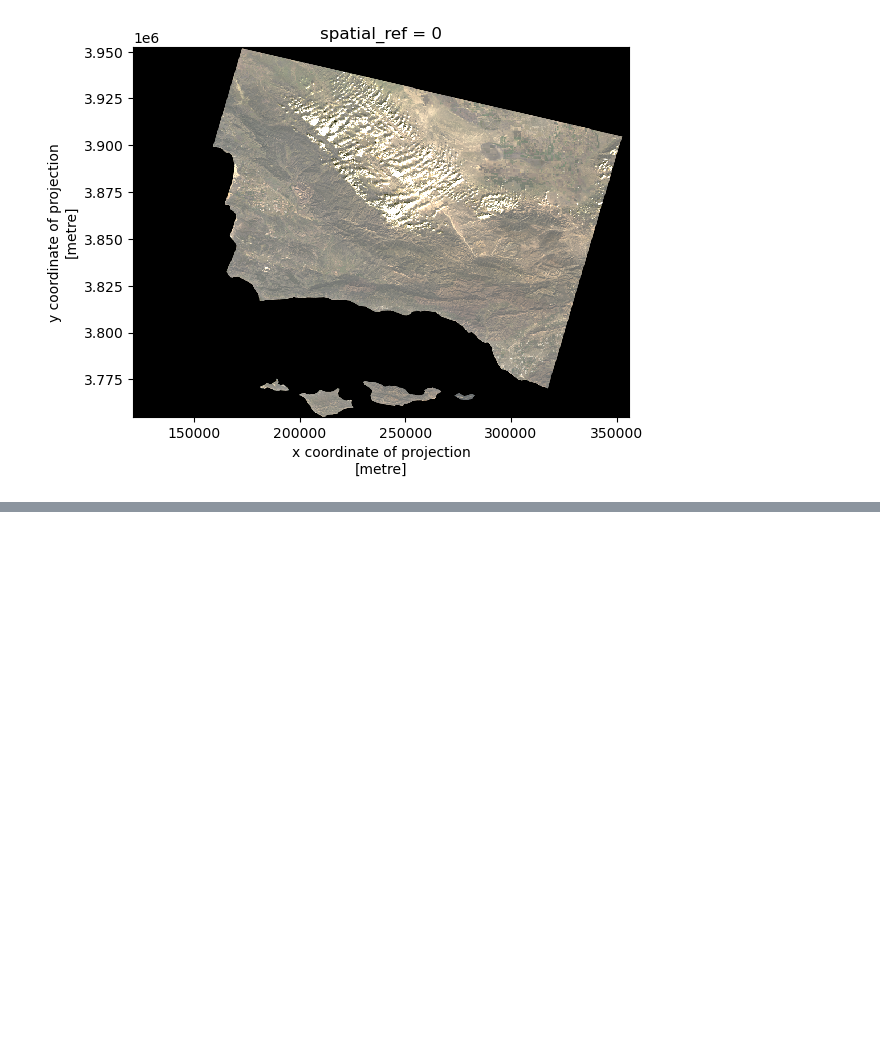
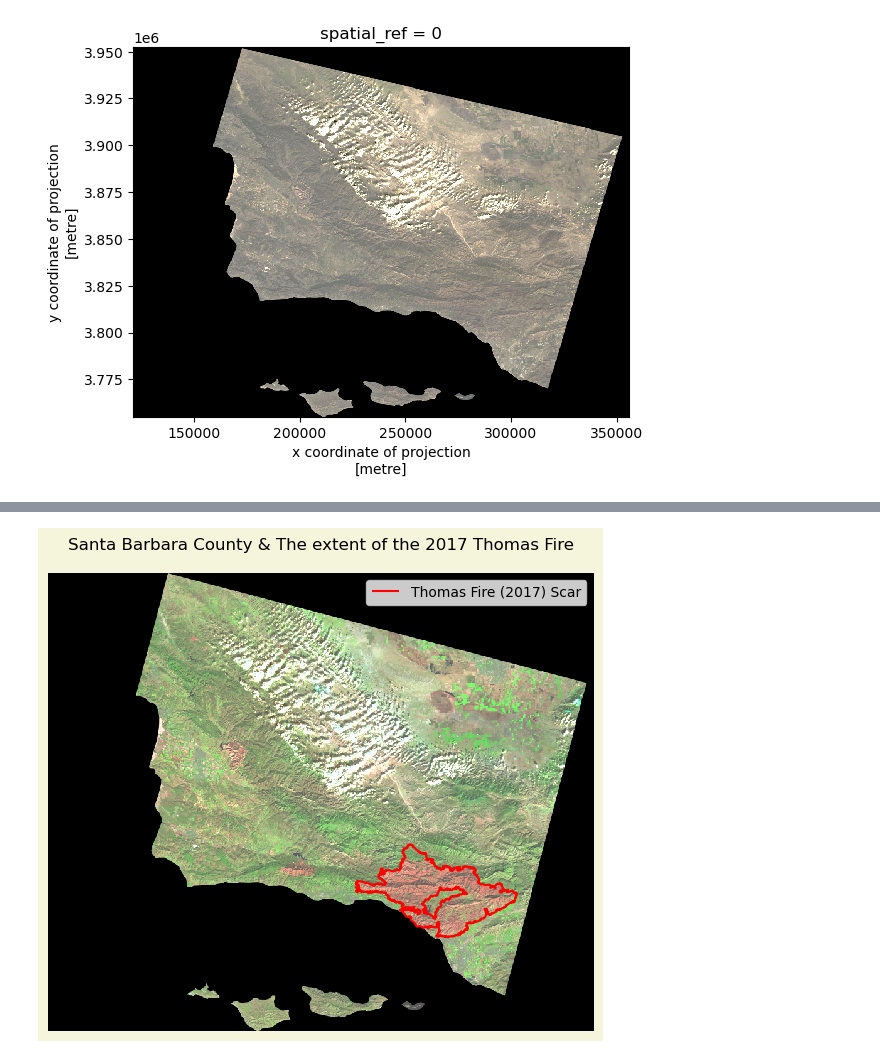
Before and after one commit to stephenccodes/eds220-hwk4, a Jupyter notebook: hwk4-task2-false-color-CARROLL.ipynb, the cells around one changed output, grey strips where cells are left out. Cells and saved outputs as stored; diff of their text form; code cells hidden in the pictures; blank space fills up the shorter version.

Commit message:
Make composite fire map

```diff
--- a/hwk4-task2-false-color-CARROLL.ipynb
+++ b/hwk4-task2-false-color-CARROLL.ipynb
@@ -95,0 +99,36 @@ ValueError: Dataset.plot cannot be called directly. Use an explicit plot method,
+# %%
+# Read in the Thomas fire data and convert CRS to match the landsat data
+thomas_fire = gpd.read_file('data/thomas_fire/thomas_fire.shp').to_crs(landsat.rio.crs)
+
+# Confirm the change was successful
+assert landsat.rio.crs == thomas_fire.crs
+# %%
+# Define the landsat aspect ratio
+landsat_aspect_ratio = landsat.rio.width / landsat.rio.height
+# %%
+# Initialize the figure and set the dimensions
+fig, ax = plt.subplots(figsize = (9, 5 * landsat_aspect_ratio)) # Apply the aspect ratio
+
+# Set the background color of the entire figure
+fig.patch.set_facecolor('beige')
+
+# Remove axes for cleaner map
+ax.axis('off')
+
+# Plot the 'landsat' data frame
+landsat[['swir22', 'nir08', 'red']].to_array().plot.imshow(robust = True, ax = ax)
+
+# Plot the 'landsat' data frame
+thomas_fire.boundary.plot(ax = ax, color = "red")
+
+ax.set_title("Santa Barbara County & The extent of the 2017 Thomas Fire")
+
+plt.legend(thomas_fire, labels = ['Thomas Fire (2017) Scar'])
+# Add annotation source and date of access
+# UPDATE THIS
+plt.annotate("Data source: New York State Department\nof Environmental Conservation", xy=(-79.9,40.5), fontsize=8)
+plt.annotate("Date of access: 11/06/2024", xy=(-79.9,40.35), fontsize=7)
+
+plt.show()
+# %% [output]
+[figure, added]
```
Also changed, not shown: parts of 3 cells of this notebook.
